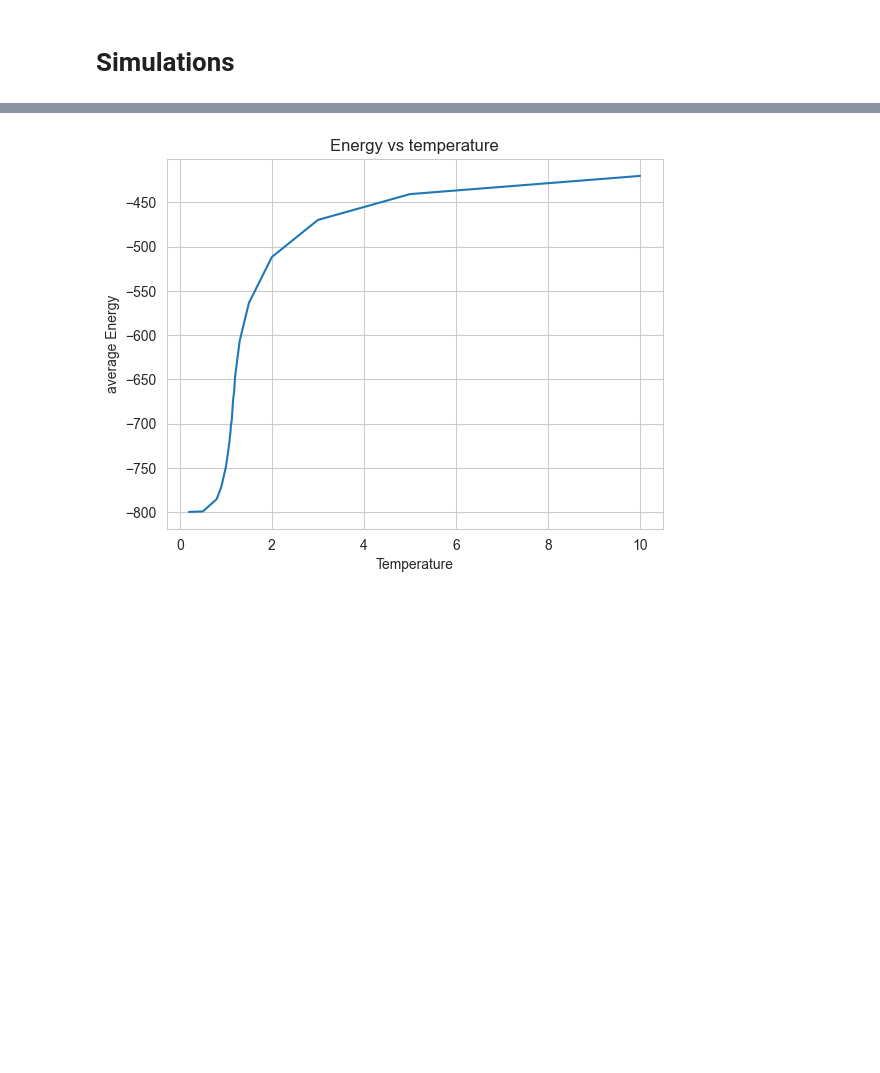
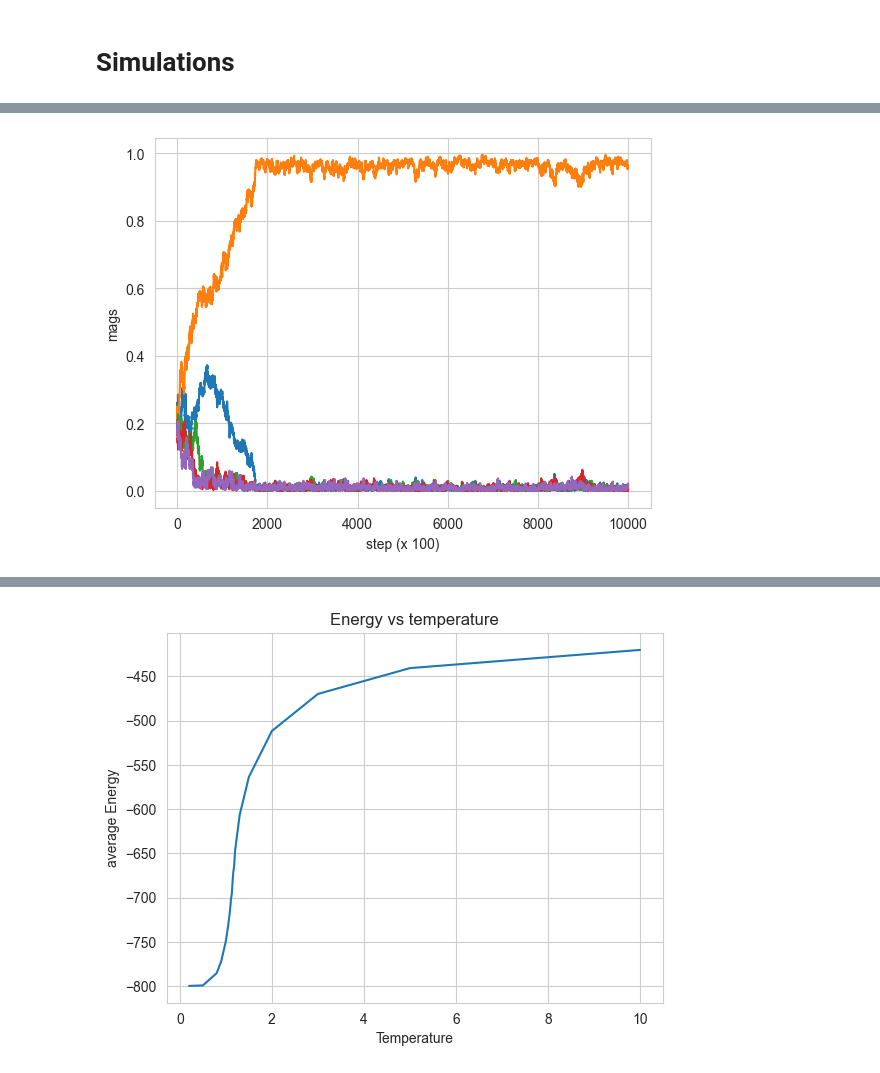
Before and after one commit to DarioFi/Potts-model-phase-transitions, a Jupyter notebook: Potts_final.ipynb, the cells around one changed output, grey strips where cells are left out. Cells and saved outputs as stored; diff of their text form; code cells hidden in the pictures; blank space fills up the shorter version.

Commit message:
fixed stride potts_final

```diff
--- a/Potts_final.ipynb
+++ b/Potts_final.ipynb
@@ -162,9 +158,9 @@ def MCMC(L, q, t, nstep, burnin, J=1, stride=None):
 # Simulations
 # %%
 # global parameters
-L = 30  # side length
+L = 20  # side length
 N = L ** 2  # number of sites
-q = 8  # number of states per site
+q = 5  # number of states per site
 J = 1  # ferromagnetic interaction strength
 
 # store metrics
@@ -221,12 +198,14 @@ t = 0.75
 # %%
 mag_history = mag_historys[t]
 
 # print magnetization evolution in time
 for i in range(q):
     plt.plot(mag_historys[t][:, i] / N, label=i)
-plt.xlabel('step')
+plt.xlabel(f'step (x {stride})')
 plt.ylabel('mags')
 plt.show()
+# %% [output]
+[figure, added]
 # %%
 # print maximum absolute value of magnetization in time
 max_mag = mag_history.max(axis=1) / N
```
Also changed, not shown: parts of 9 cells of this notebook, 1 other file.
